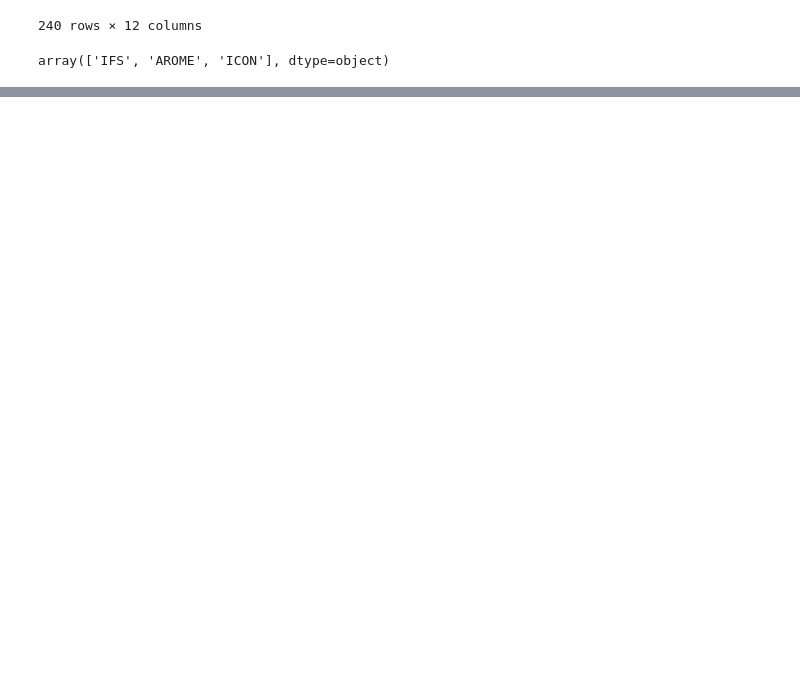
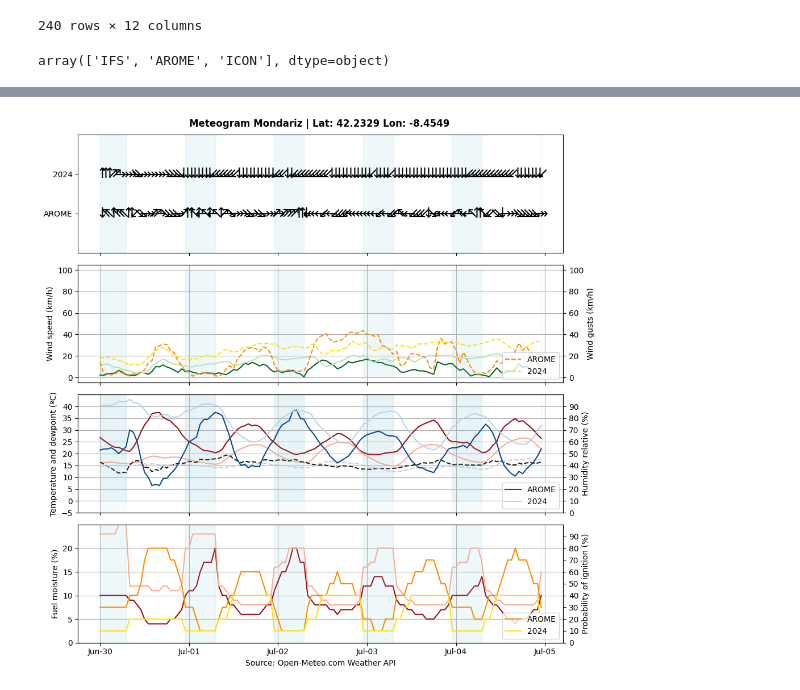
Before and after one commit to vrieraj/open-meteograms, a Jupyter notebook: example_use.ipynb, the cells around one changed output, grey strips where cells are left out. Cells and saved outputs as stored; diff of their text form; code cells hidden in the pictures; blank space fills up the shorter version.

```diff
--- a/example_use.ipynb
+++ b/example_use.ipynb
@@ -77,0 +77,4 @@ fig = mondariz_meteo.meteoplot( fechas= ['2025-06-30','2025-07-03'], models=['20
+# %%
+fig = mondariz_meteo.meteoplot( fechas= ['2025-06-30','2025-07-05'], models=['AROME','2024'])
+# %% [output]
+[figure, added]
```
Also changed, not shown: parts of 5 cells of this notebook, 1 other file.
